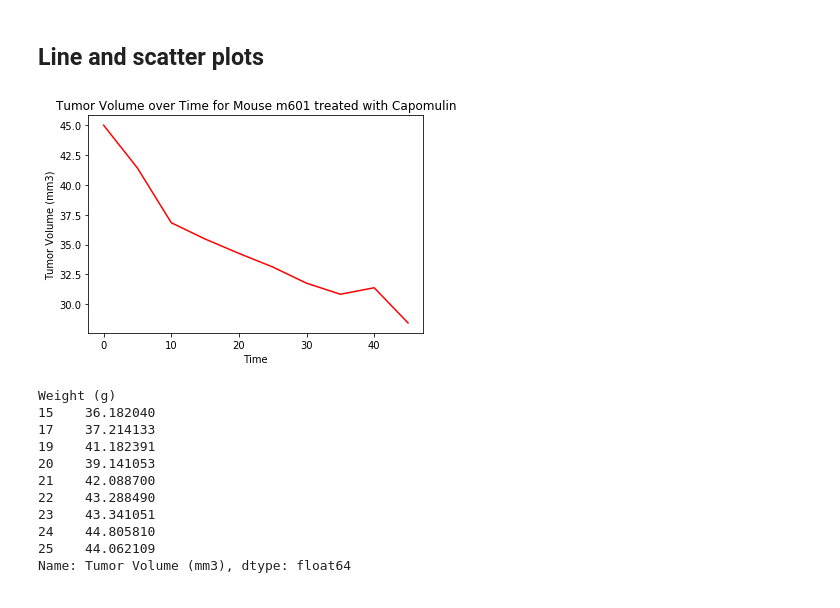
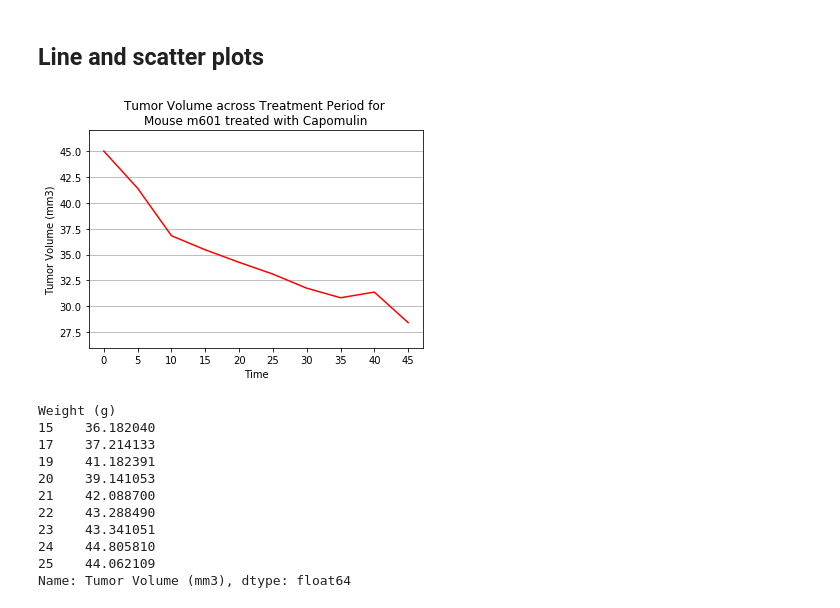
Before and after one commit to BenSnyder90/matplotlib-challenge, a Jupyter notebook: Pymaceuticals/pymaceuticals_starter.ipynb, the cells around one changed output. Saved outputs shown, nothing was run; the diff lists cells and outputs as text; code cells hidden in the pictures.

```diff
--- a/Pymaceuticals/pymaceuticals_starter.ipynb
+++ b/Pymaceuticals/pymaceuticals_starter.ipynb
@@ -338,14 +299,17 @@ plt.show()
 # %%
 # Generate a line plot of time point versus tumor volume for a mouse treated with Capomulin
 mouse_df = capomulin_data.loc[capomulin_data["Mouse ID"] == "m601"]
 mouse_df = mouse_df[["Timepoint","Tumor Volume (mm3)"]]
 plt.plot(mouse_df["Timepoint"],mouse_df["Tumor Volume (mm3)"], color = "r")
 plt.xlabel("Time")
 plt.ylabel("Tumor Volume (mm3)")
-plt.title("Tumor Volume over Time for Mouse m601 treated with Capomulin")
+plt.xticks(mouse_df["Timepoint"])
+plt.ylim(26,max(mouse_df["Tumor Volume (mm3)"]) +2)
+plt.title("Tumor Volume across Treatment Period for \nMouse m601 treated with Capomulin")
+plt.grid(axis="y")
 plt.show()
 # %% [output]
-[figure, old version]
+[figure, new version]
 # %%
 # Generate a scatter plot of mouse weight versus average tumor volume for the Capomulin regimen
 #Group Cap dataframe by mouse weight and use mean() to find the average tumor volume for each weight
```
Also changed, not shown: parts of 2 cells of this notebook.
